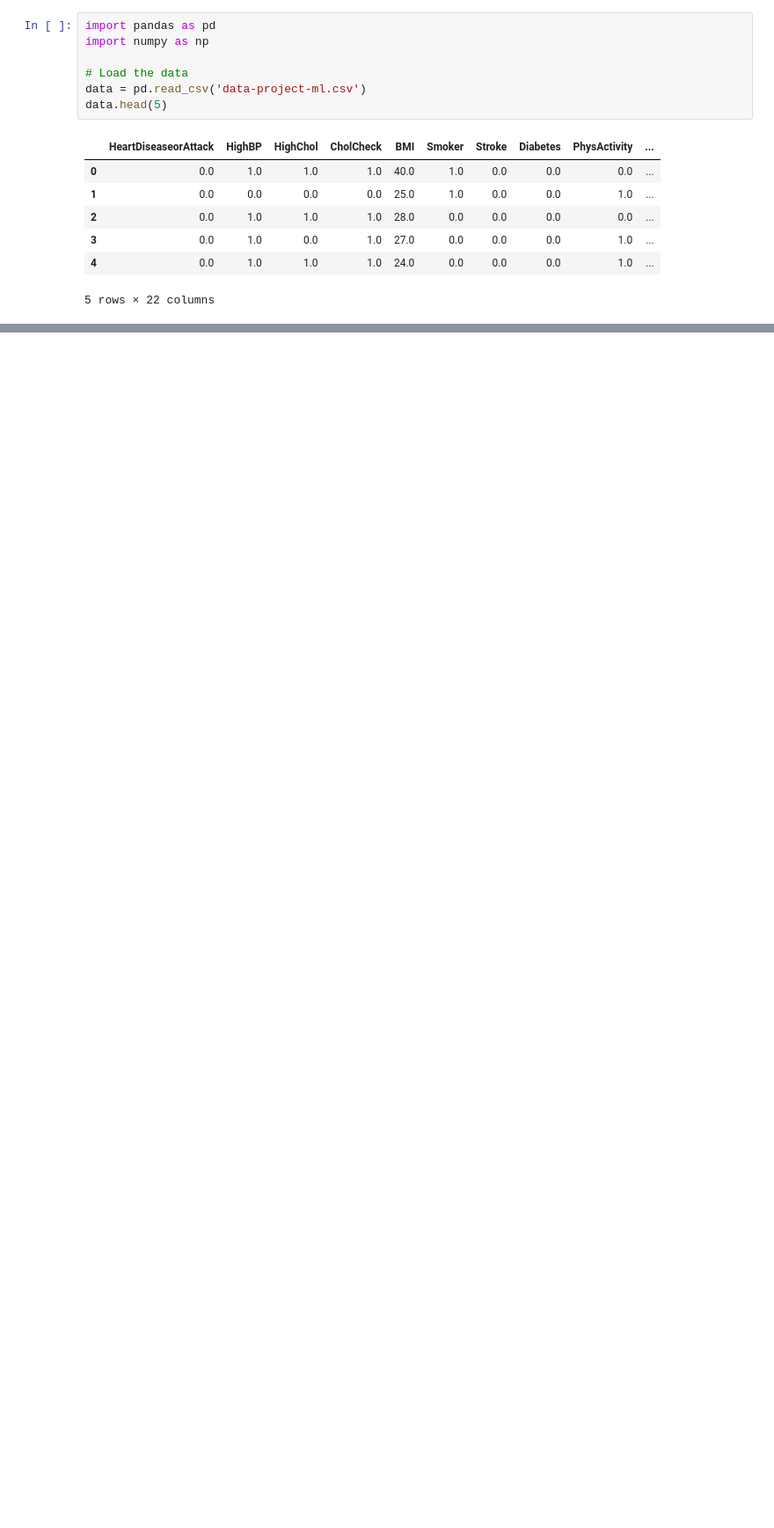
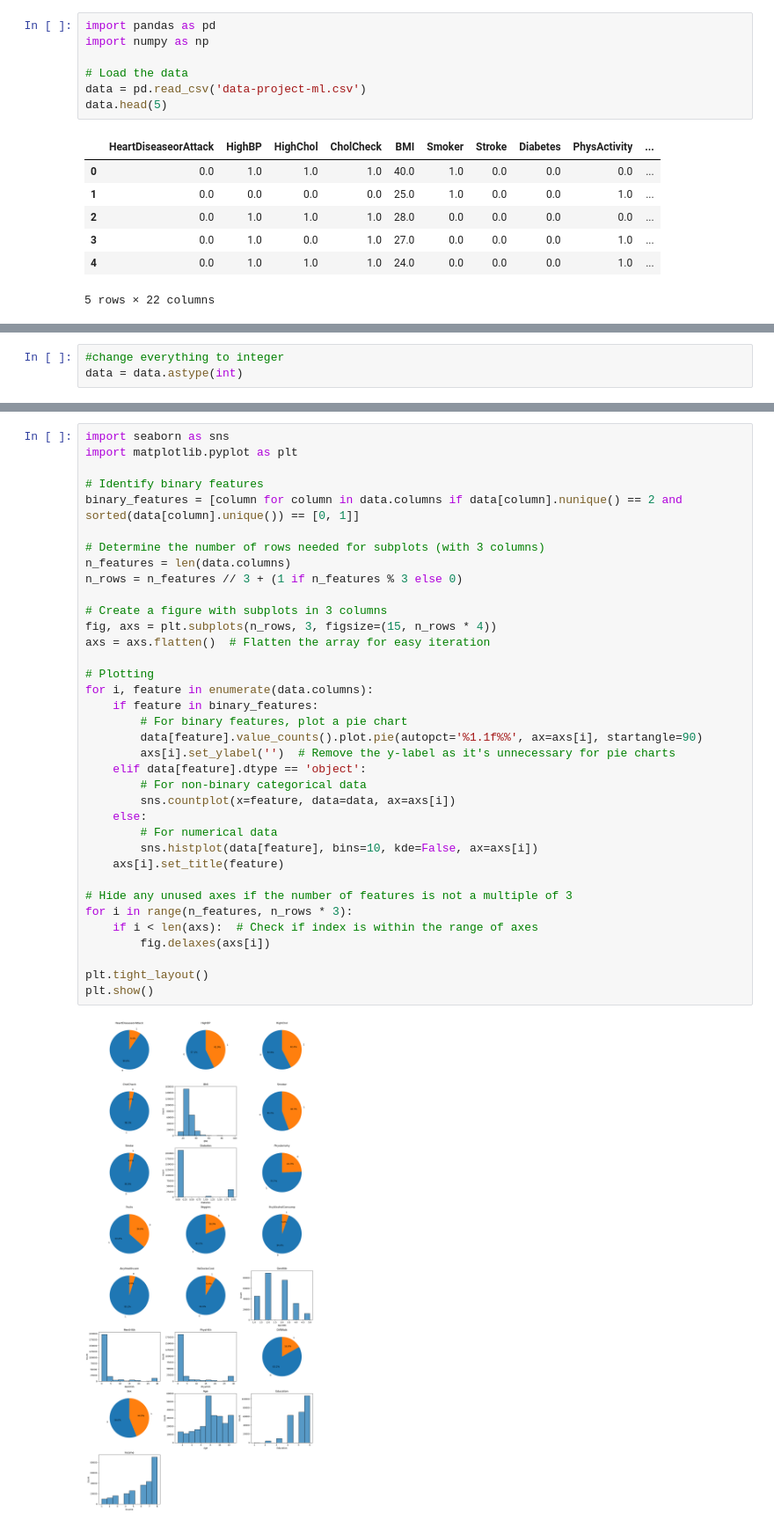
Before and after one commit to Nay-kun/kuliah-matkul-ml-project, a Jupyter notebook: reading-preprocessing.ipynb, the cells around one changed output, grey strips where cells are left out. Shown at 88% size. Drawn from its saved outputs; the diff is of its cells as text; blank space fills up the shorter version.

```diff
--- a/reading-preprocessing.ipynb
+++ b/reading-preprocessing.ipynb
@@ -15,0 +38,3 @@ data.head(5)
+# %%
+#change everything to integer
+data = data.astype(int)
@@ -15,0 +43,38 @@ data.head(5)
+# %%
+import seaborn as sns
+import matplotlib.pyplot as plt
+
+# Identify binary features
+binary_features = [column for column in data.columns if data[column].nunique() == 2 and sorted(data[column].unique()) == [0, 1]]
+
+# Determine the number of rows needed for subplots (with 3 columns)
+n_features = len(data.columns)
+n_rows = n_features // 3 + (1 if n_features % 3 else 0)
+
+# Create a figure with subplots in 3 columns
+fig, axs = plt.subplots(n_rows, 3, figsize=(15, n_rows * 4))
+axs = axs.flatten()  # Flatten the array for easy iteration
+
+# Plotting
+for i, feature in enumerate(data.columns):
+    if feature in binary_features:
+        # For binary features, plot a pie chart
+        data[feature].value_counts().plot.pie(autopct='%1.1f%%', ax=axs[i], startangle=90)
+        axs[i].set_ylabel('')  # Remove the y-label as it's unnecessary for pie charts
+    elif data[feature].dtype == 'object':
+        # For non-binary categorical data
+        sns.countplot(x=feature, data=data, ax=axs[i])
+    else:
+        # For numerical data
+        sns.histplot(data[feature], bins=10, kde=False, ax=axs[i])
+    axs[i].set_title(feature)
+
+# Hide any unused axes if the number of features is not a multiple of 3
+for i in range(n_features, n_rows * 3):
+    if i < len(axs):  # Check if index is within the range of axes
+        fig.delaxes(axs[i])
+
+plt.tight_layout()
+plt.show()
+# %% [output]
+[figure, added]
```
Also changed, not shown: parts of 12 cells of this notebook.
